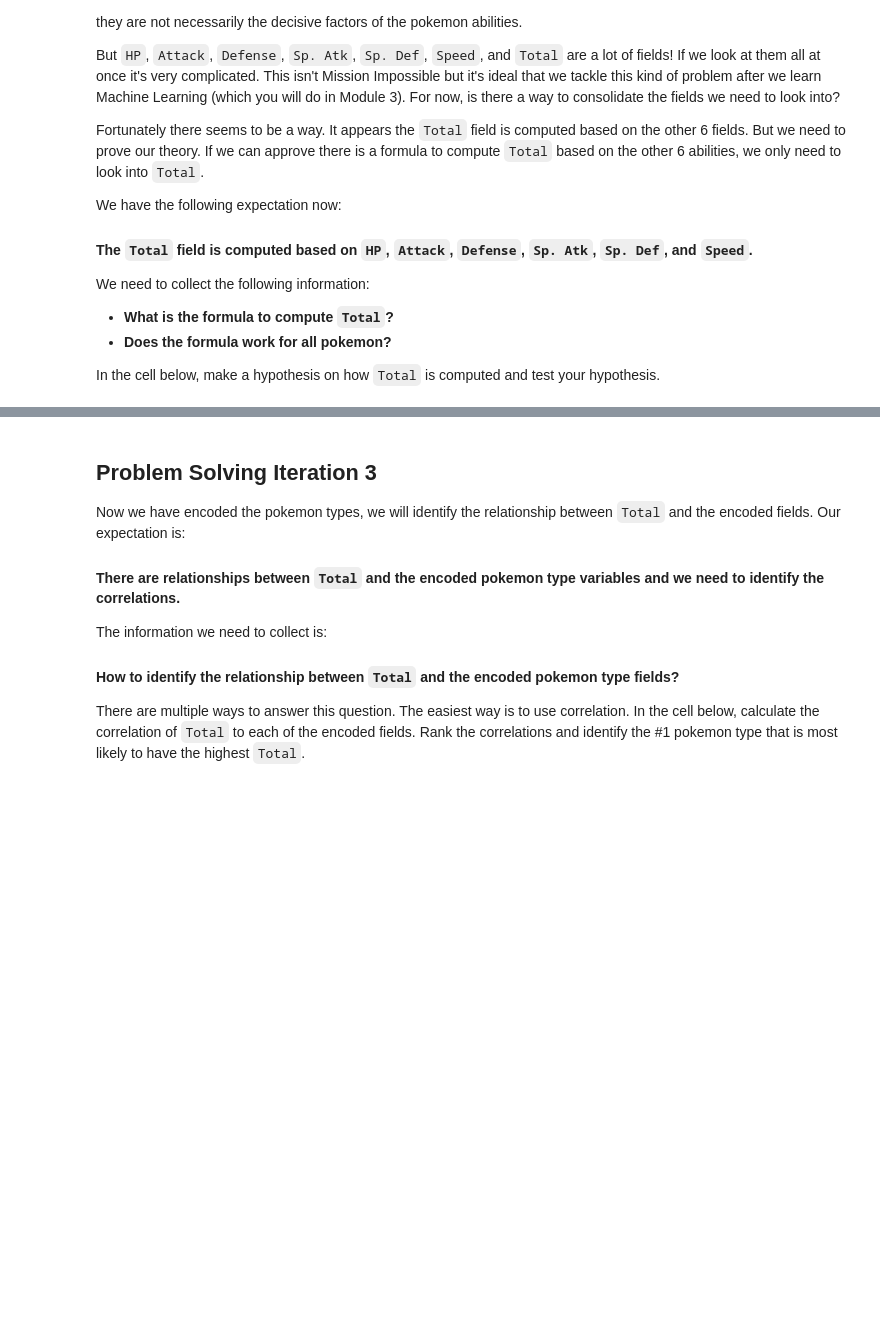
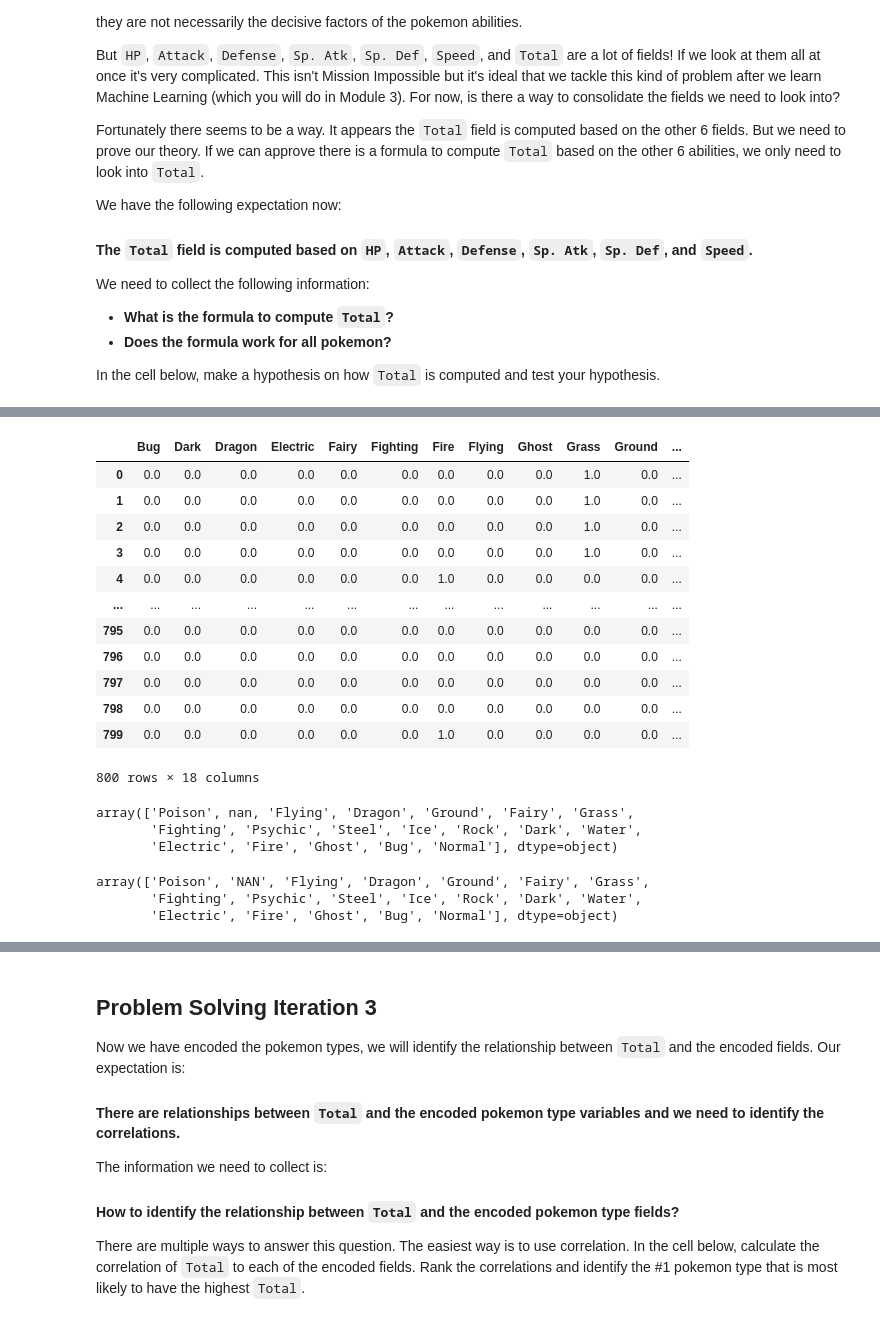
Before and after one commit to kbruszewska/lab-dataframe-calculations, a Jupyter notebook: your-code/challenge-2.ipynb, the cells around one changed output, grey strips where cells are left out. Saved outputs shown, nothing was run; the diff lists cells and outputs as text; code cells hidden in the pictures; blank space fills up the shorter version.

```diff
--- a/your-code/challenge-2.ipynb
+++ b/your-code/challenge-2.ipynb
@@ -49,0 +70,4 @@ In the cell below, make a hypothesis on how `Total` is computed and test your hy
+# %%
+# I create a column "Test_check".
+# I create a boolean mask to check, if the values from "Total_test" matches "Total". The results of boolean mask are in a column "Test_check"
+pokemon["Test_check"] = (pokemon["Total"] == pokemon["Total_test"])
@@ -97,3 +123,0 @@ onehot_encoded.head(10)
-# %%
-# to change Nan with 0 ???? (not really????)
-pokemon["Type 2"] = pokemon["gender"].fillna(0)
@@ -99,0 +130,9 @@ pokemon["Type 2"] = pokemon["gender"].fillna(0)
+# %%
+# Creating an encoder and fitting with type 1
+
+pokemon_type1 = pokemon[["Type 1"]]
+encoder = OneHotEncoder().fit(pokemon_type1)
+pokemon_type1_encoded = encoder.transform(pokemon_type1).toarray()
+# %%
+column_names = sorted(pokemon["Type 1"].unique())
+column_names
@@ -99,0 +158,23 @@ pokemon["Type 2"] = pokemon["gender"].fillna(0)
+# %%
+df_pokemon_type1_encoded = pd.DataFrame(pokemon_type1_encoded,columns=column_names)
+df_pokemon_type1_encoded
+# %% [output]
+|  | Bug | Dark | Dragon | Electric | Fairy | Fighting | Fire | Flying | Ghost | Grass | Ground | ... |
+| 0 | 0.0 | 0.0 | 0.0 | 0.0 | 0.0 | 0.0 | 0.0 | 0.0 | 0.0 | 1.0 | 0.0 | ... |
+| 1 | 0.0 | 0.0 | 0.0 | 0.0 | 0.0 | 0.0 | 0.0 | 0.0 | 0.0 | 1.0 | 0.0 | ... |
+| 2 | 0.0 | 0.0 | 0.0 | 0.0 | 0.0 | 0.0 | 0.0 | 0.0 | 0.0 | 1.0 | 0.0 | ... |
+| 3 | 0.0 | 0.0 | 0.0 | 0.0 | 0.0 | 0.0 | 0.0 | 0.0 | 0.0 | 1.0 | 0.0 | ... |
+| 4 | 0.0 | 0.0 | 0.0 | 0.0 | 0.0 | 0.0 | 1.0 | 0.0 | 0.0 | 0.0 | 0.0 | ... |
+| ... | ... | ... | ... | ... | ... | ... | ... | ... | ... | ... | ... | ... |
+| 795 | 0.0 | 0.0 | 0.0 | 0.0 | 0.0 | 0.0 | 0.0 | 0.0 | 0.0 | 0.0 | 0.0 | ... |
+| 796 | 0.0 | 0.0 | 0.0 | 0.0 | 0.0 | 0.0 | 0.0 | 0.0 | 0.0 | 0.0 | 0.0 | ... |
+| 797 | 0.0 | 0.0 | 0.0 | 0.0 | 0.0 | 0.0 | 0.0 | 0.0 | 0.0 | 0.0 | 0.0 | ... |
+| 798 | 0.0 | 0.0 | 0.0 | 0.0 | 0.0 | 0.0 | 0.0 | 0.0 | 0.0 | 0.0 | 0.0 | ... |
+| 799 | 0.0 | 0.0 | 0.0 | 0.0 | 0.0 | 0.0 | 1.0 | 0.0 | 0.0 | 0.0 | 0.0 | ... |
+800 rows × 18 columns
+# %%
+pokemon["Type 2"].unique()
+# %% [output]
+array(['Poison', nan, 'Flying', 'Dragon', 'Ground', 'Fairy', 'Grass',
+       'Fighting', 'Psychic', 'Steel', 'Ice', 'Rock', 'Dark', 'Water',
+       'Electric', 'Fire', 'Ghost', 'Bug', 'Normal'], dtype=object)
@@ -99,0 +183,6 @@ pokemon["Type 2"] = pokemon["gender"].fillna(0)
+# %%
+pokemon["Type 2"].unique()
+# %% [output]
+array(['Poison', 'NAN', 'Flying', 'Dragon', 'Ground', 'Fairy', 'Grass',
+       'Fighting', 'Psychic', 'Steel', 'Ice', 'Rock', 'Dark', 'Water',
+       'Electric', 'Fire', 'Ghost', 'Bug', 'Normal'], dtype=object)
```
Also changed, not shown: parts of 22 cells of this notebook.
